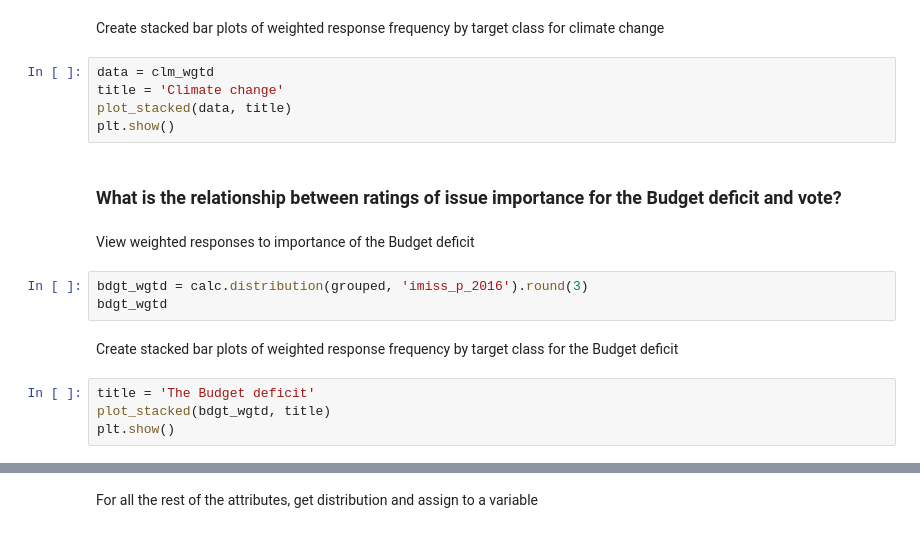
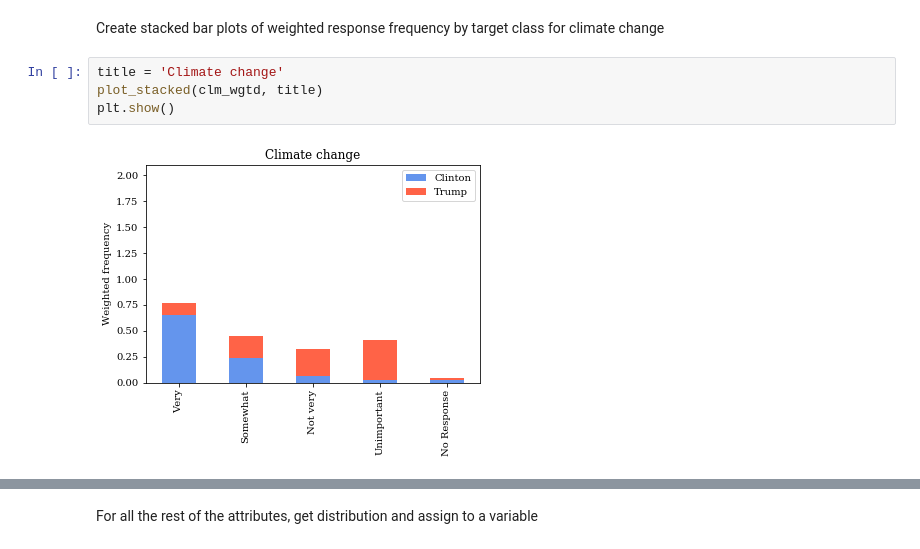
Before and after one commit to ali0003433/predict-by-issue-prioritization, a Jupyter notebook: notebooks/2-al-exploration.ipynb, the cells around one changed output, grey strips where cells are left out. Saved outputs shown, nothing was run; the diff lists cells and outputs as text.

```diff
--- a/notebooks/2-al-exploration.ipynb
+++ b/notebooks/2-al-exploration.ipynb
@@ -223,20 +315,8 @@ clm_wgtd
 # %% [markdown]
 Create stacked bar plots of weighted response frequency by target class for climate change
 # %%
-data = clm_wgtd
 title = 'Climate change'
-plot_stacked(data, title)
+plot_stacked(clm_wgtd, title)
 plt.show()
+# %% [output]
+[figure, added]
-# %% [markdown]
-### What is the relationship between ratings of issue importance for the Budget deficit and vote?
-# %% [markdown]
-View weighted responses to importance of the Budget deficit
-# %%
-bdgt_wgtd = calc.distribution(grouped, 'imiss_p_2016').round(3)
-bdgt_wgtd
-# %% [markdown]
-Create stacked bar plots of weighted response frequency by target class for the Budget deficit
-# %%
-title = 'The Budget deficit'
-plot_stacked(bdgt_wgtd, title)
-plt.show()
```
Also changed, not shown: parts of 39 cells of this notebook, 4 other files.
